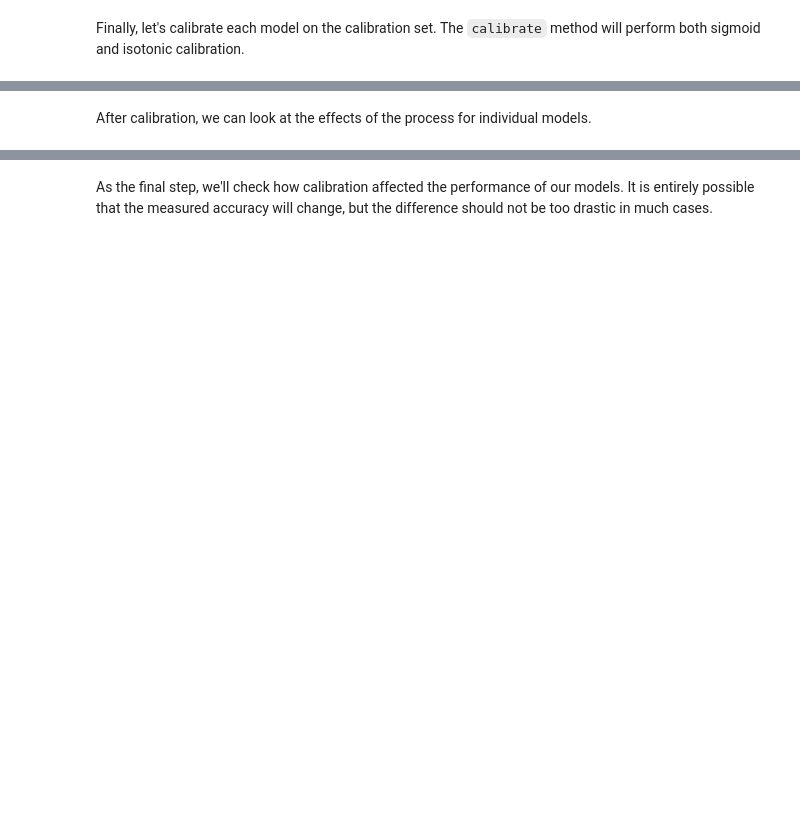
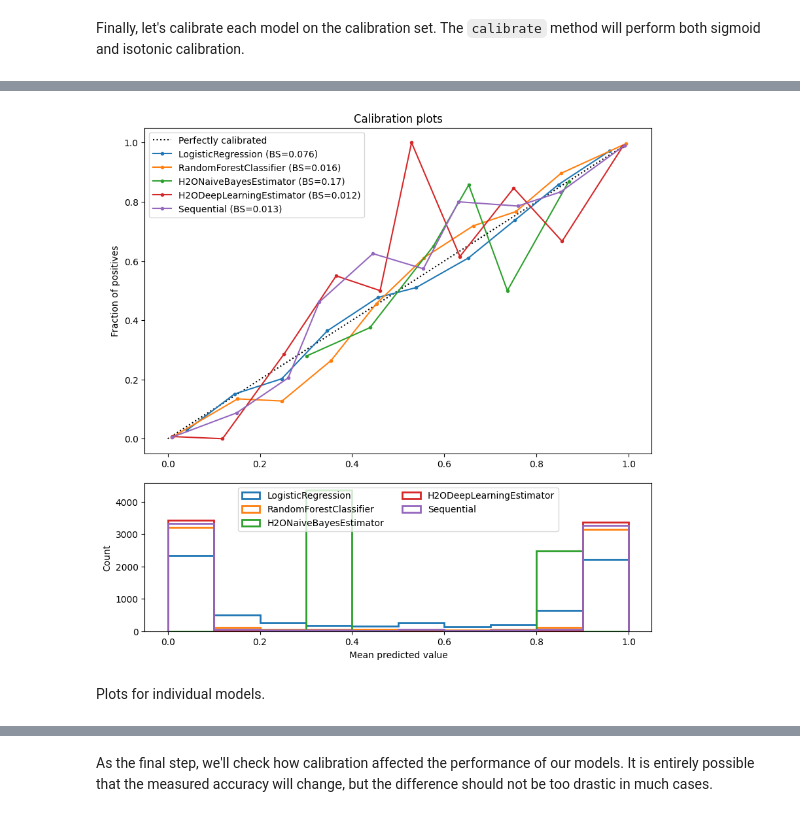
Before and after one commit to wblachowski/models-calibration, a Jupyter notebook: Notebook.ipynb, the cells around one changed output, grey strips where cells are left out. Saved outputs shown, nothing was run; the diff lists cells and outputs as text; code cells hidden in the pictures; blank space fills up the shorter version.

```diff
--- a/Notebook.ipynb
+++ b/Notebook.ipynb
@@ -211,5 +207,10 @@ for model in models:
+# %%
+plot_calibration_details_for_models(models, X_test, y_test, calibrated=True)
+plt.show()
+# %% [output]
+[figure, added]
 # %% [markdown]
-After calibration, we can look at the effects of the process for individual models.
+Plots for individual models.
 # %%
 for model in models:
     plt.figure(figsize=(5, 4))
```
Also changed, not shown: parts of 17 cells of this notebook.
